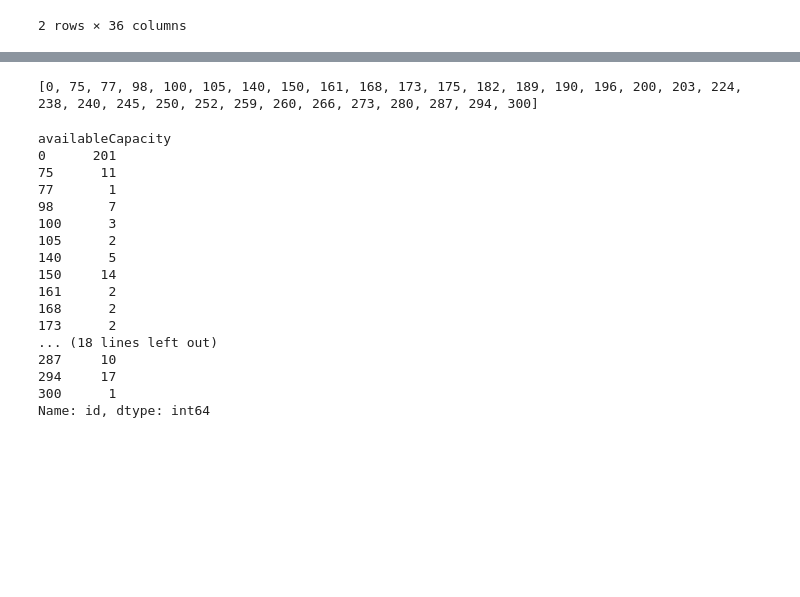
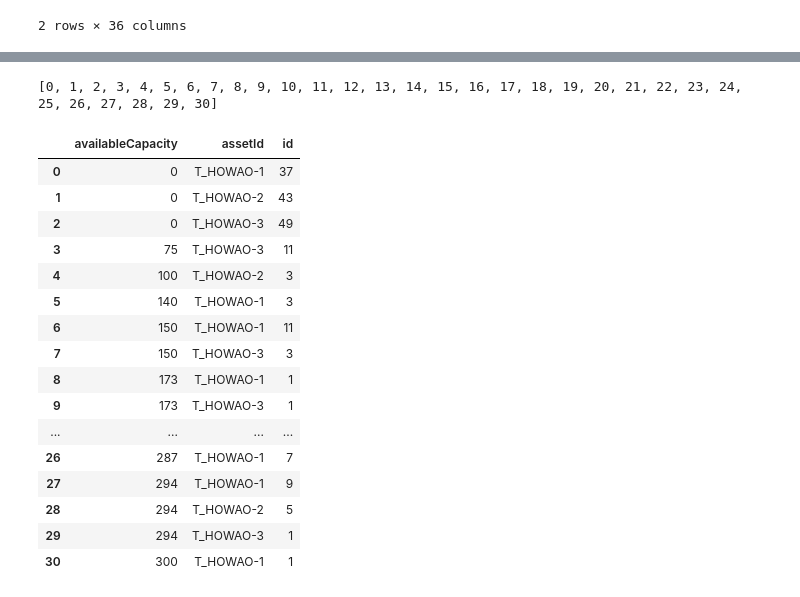
Before and after one commit to tombeihofer23/DoPro2, a Jupyter notebook: reasearch/02_Analyse_Json.ipynb, the cells around one changed output, grey strips where cells are left out. Drawn from its saved outputs; the diff is of its cells as text; code cells hidden in the pictures; blank space fills up the shorter version.

```diff
--- a/reasearch/02_Analyse_Json.ipynb
+++ b/reasearch/02_Analyse_Json.ipynb
@@ -613,28 +734,28 @@ normalCapacity
 Name: id, dtype: int64
 # %%
 # Gruppiere nach 'availableCapacity' und zähle 'id' pro Gruppe
-df_availableCapacity = df.groupby(['availableCapacity'])['id'].count()
+df_availableCapacity = df.groupby(['availableCapacity','assetId'])[['id']].count().reset_index()
 
 # Liste der eindeutigen 'availableCapacity'-Werte ausgeben
 print(df_availableCapacity.index.tolist())
 
 df_availableCapacity
 # %% [output]
-[0, 75, 77, 98, 100, 105, 140, 150, 161, 168, 173, 175, 182, 189, 190, 196, 200, 203, 224, 238, 240, 245, 250, 252, 259, 260, 266, 273, 280, 287, 294, 300]
+[0, 1, 2, 3, 4, 5, 6, 7, 8, 9, 10, 11, 12, 13, 14, 15, 16, 17, 18, 19, 20, 21, 22, 23, 24, 25, 26, 27, 28, 29, 30]
-availableCapacity
-0      201
-75      11
-77       1
-98       7
-100      3
-105      2
-140      5
-150     14
-161      2
-168      2
-173      2
-... (18 lines left out)
-287     10
-294     17
-300      1
-Name: id, dtype: int64
+|  | availableCapacity | assetId | id |
+| 0 | 0 | T_HOWAO-1 | 37 |
+| 1 | 0 | T_HOWAO-2 | 43 |
+| 2 | 0 | T_HOWAO-3 | 49 |
+| 3 | 75 | T_HOWAO-3 | 11 |
+| 4 | 100 | T_HOWAO-2 | 3 |
+| 5 | 140 | T_HOWAO-1 | 3 |
+| 6 | 150 | T_HOWAO-1 | 11 |
+| 7 | 150 | T_HOWAO-3 | 3 |
+| 8 | 173 | T_HOWAO-1 | 1 |
+| 9 | 173 | T_HOWAO-3 | 1 |
+| ... | ... | ... | ... |
+| 26 | 287 | T_HOWAO-1 | 7 |
+| 27 | 294 | T_HOWAO-1 | 9 |
+| 28 | 294 | T_HOWAO-2 | 5 |
+| 29 | 294 | T_HOWAO-3 | 1 |
+| 30 | 300 | T_HOWAO-1 | 1 |
```
Also changed, not shown: parts of 54 cells of this notebook.
